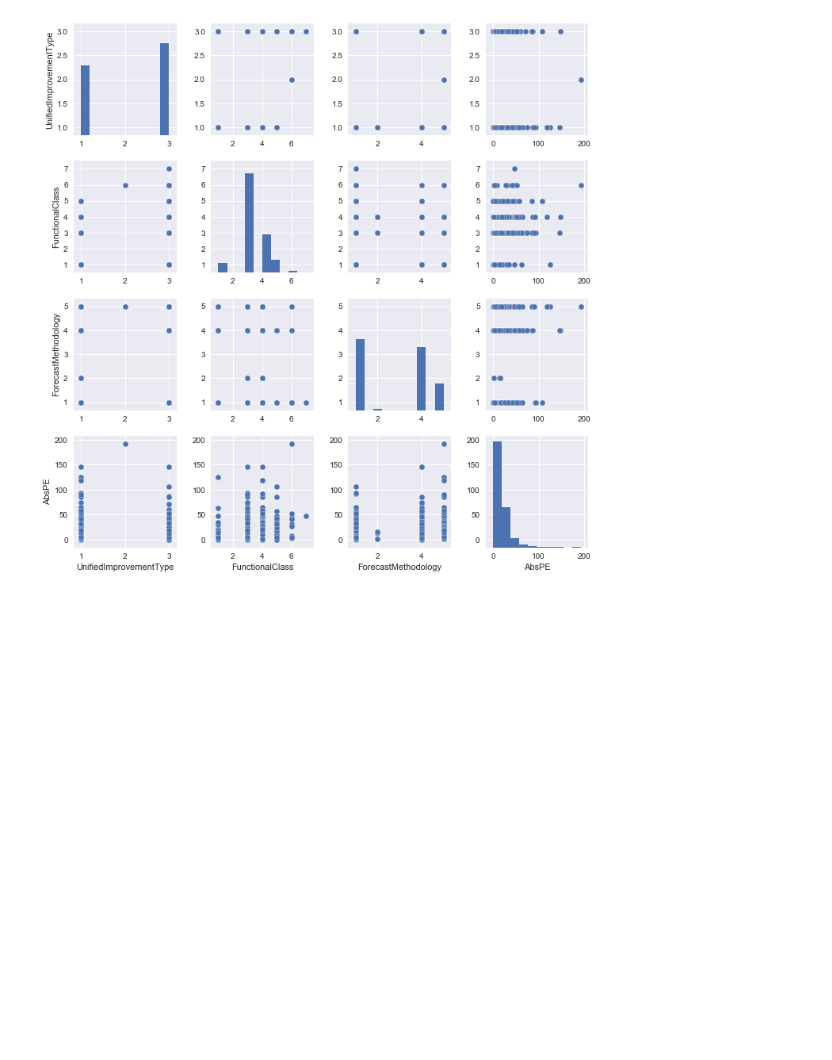
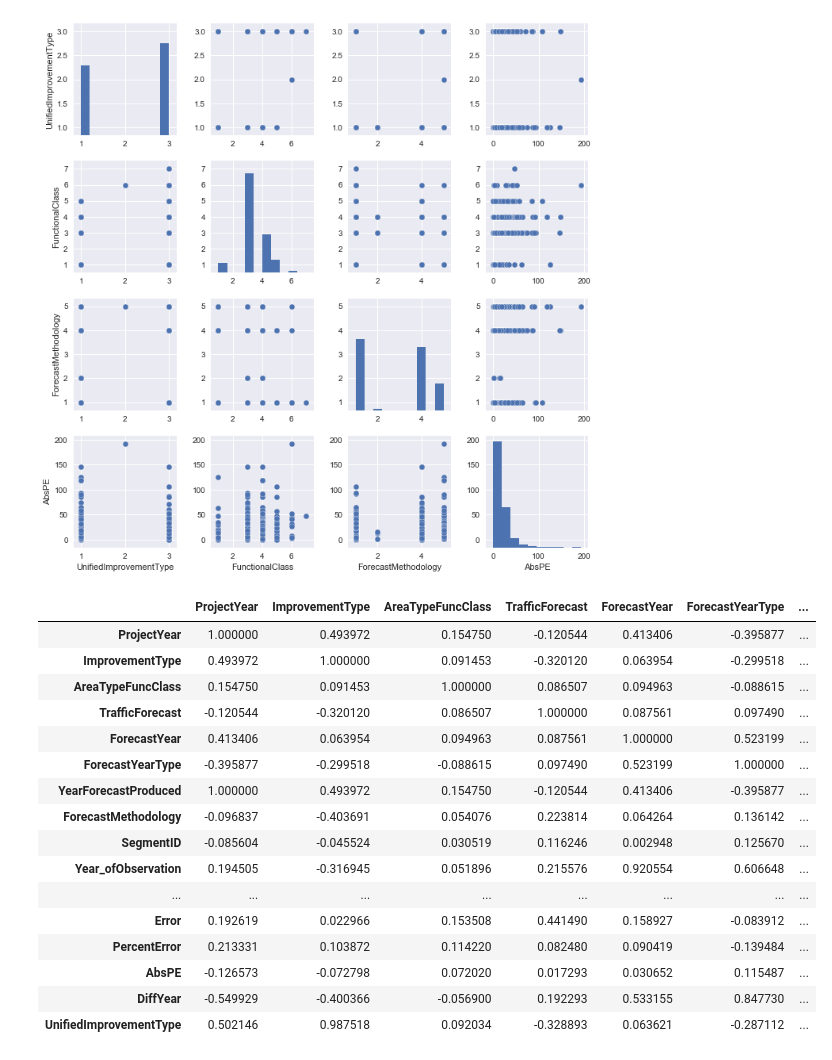
Before and after one commit to jawadmhoque/accuracy-assessment, a Jupyter notebook: Figures/Model.ipynb, the cells around one changed output. Saved outputs shown, nothing was run; the diff lists cells and outputs as text; code cells hidden in the pictures; blank space fills up the shorter version.

```diff
--- a/Figures/Model.ipynb
+++ b/Figures/Model.ipynb
@@ -214,3 +214,23 @@ sns.pairplot(df1[['UnifiedImprovementType', 'FunctionalClass','ForecastMethodolo
 # %% [output]
 <seaborn.axisgrid.PairGrid at 0x...>
 [figure]
+# %%
+df1.corr()
+# %% [output]
+|  | ProjectYear | ImprovementType | AreaTypeFuncClass | TrafficForecast | ForecastYear | ForecastYearType | ... |
+| ProjectYear | 1.000000 | 0.493972 | 0.154750 | -0.120544 | 0.413406 | -0.395877 | ... |
+| ImprovementType | 0.493972 | 1.000000 | 0.091453 | -0.320120 | 0.063954 | -0.299518 | ... |
+| AreaTypeFuncClass | 0.154750 | 0.091453 | 1.000000 | 0.086507 | 0.094963 | -0.088615 | ... |
+| TrafficForecast | -0.120544 | -0.320120 | 0.086507 | 1.000000 | 0.087561 | 0.097490 | ... |
+| ForecastYear | 0.413406 | 0.063954 | 0.094963 | 0.087561 | 1.000000 | 0.523199 | ... |
+| ForecastYearType | -0.395877 | -0.299518 | -0.088615 | 0.097490 | 0.523199 | 1.000000 | ... |
+| YearForecastProduced | 1.000000 | 0.493972 | 0.154750 | -0.120544 | 0.413406 | -0.395877 | ... |
+| ForecastMethodology | -0.096837 | -0.403691 | 0.054076 | 0.223814 | 0.064264 | 0.136142 | ... |
+| SegmentID | -0.085604 | -0.045524 | 0.030519 | 0.116246 | 0.002948 | 0.125670 | ... |
+| Year_ofObservation | 0.194505 | -0.316945 | 0.051896 | 0.215576 | 0.920554 | 0.606648 | ... |
+| ... | ... | ... | ... | ... | ... | ... | ... |
+| Error | 0.192619 | 0.022966 | 0.153508 | 0.441490 | 0.158927 | -0.083912 | ... |
+| PercentError | 0.213331 | 0.103872 | 0.114220 | 0.082480 | 0.090419 | -0.139484 | ... |
+| AbsPE | -0.126573 | -0.072798 | 0.072020 | 0.017293 | 0.030652 | 0.115487 | ... |
+| DiffYear | -0.549929 | -0.400366 | -0.056900 | 0.192293 | 0.533155 | 0.847730 | ... |
+| UnifiedImprovementType | 0.502146 | 0.987518 | 0.092034 | -0.328893 | 0.063621 | -0.287112 | ... |
```
Also changed, not shown: parts of 1 cell of this notebook.
